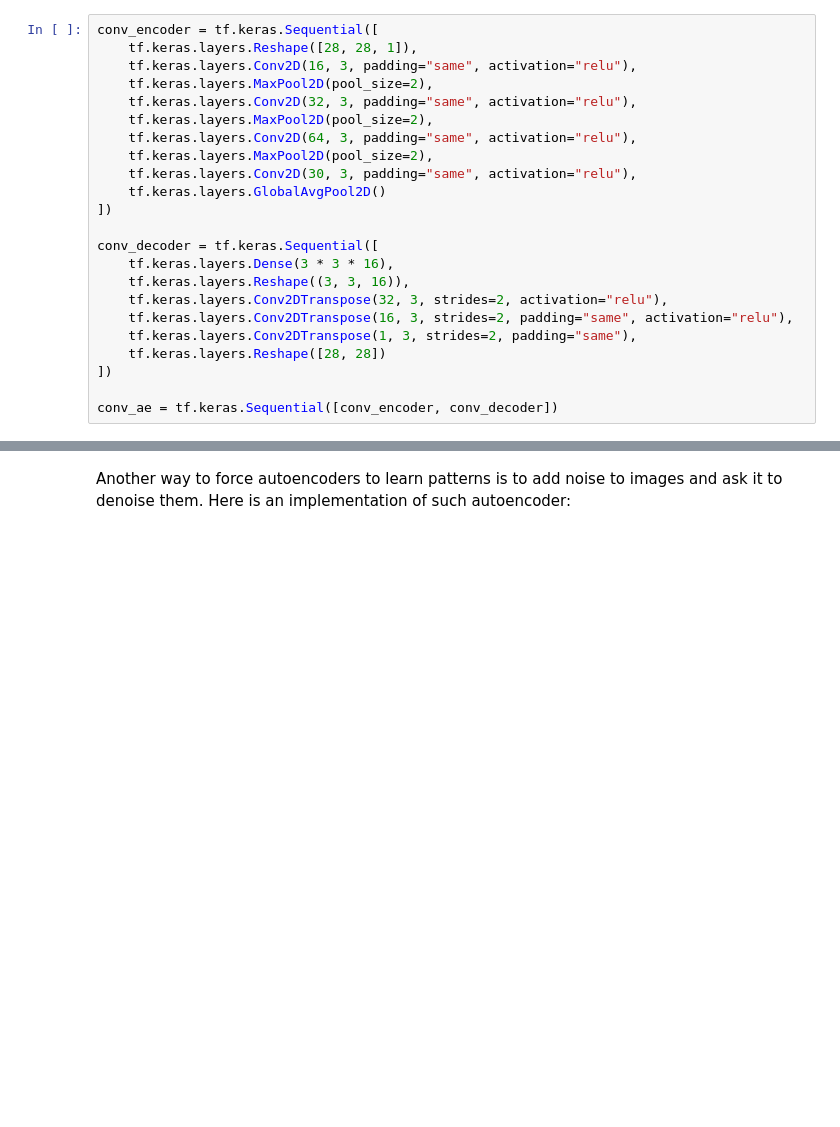
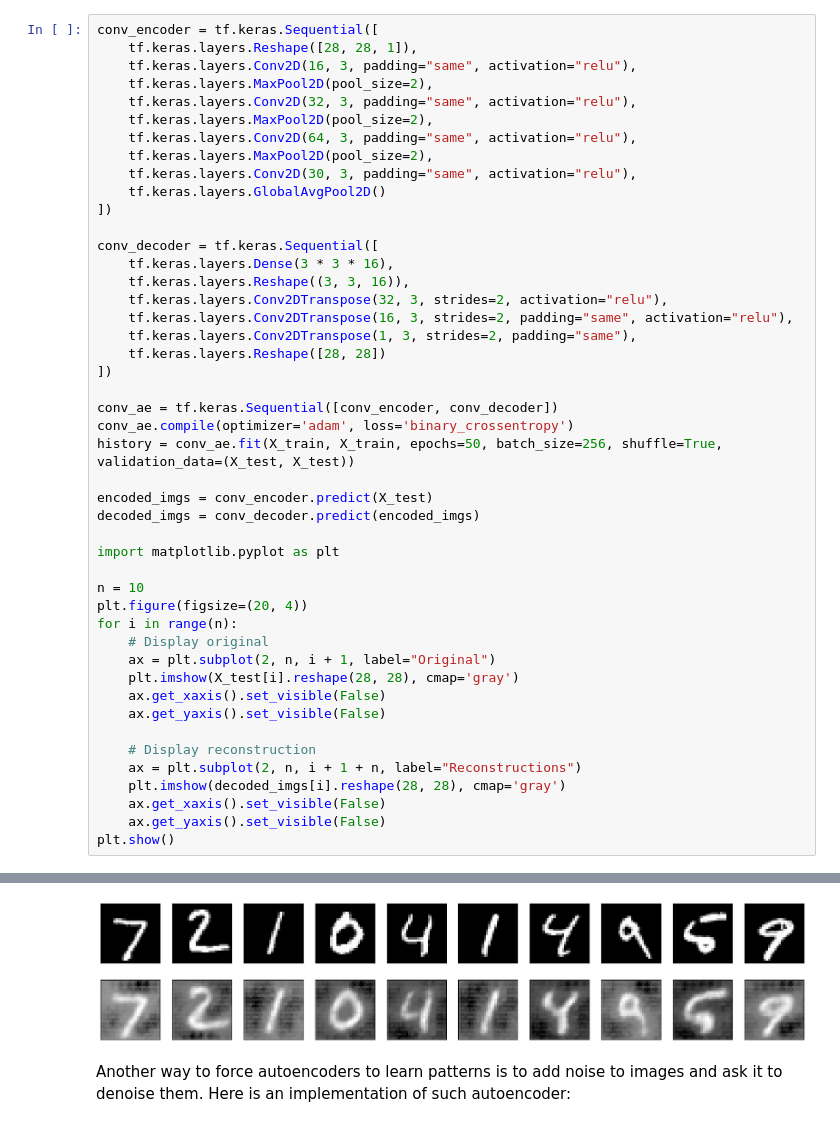
Before and after one commit to babacar122/MLNotes, a Jupyter notebook: autoencoder_and_diffusion_models.ipynb, the cells around one changed output, grey strips where cells are left out. Drawn from its saved outputs; the diff is of its cells as text; blank space fills up the shorter version.

```diff
--- a/autoencoder_and_diffusion_models.ipynb
+++ b/autoencoder_and_diffusion_models.ipynb
@@ -156,3 +324,27 @@ conv_decoder = tf.keras.Sequential([
 ])
 
 conv_ae = tf.keras.Sequential([conv_encoder, conv_decoder])
+conv_ae.compile(optimizer='adam', loss='binary_crossentropy')
+history = conv_ae.fit(X_train, X_train, epochs=50, batch_size=256, shuffle=True, validation_data=(X_test, X_test))
+
+encoded_imgs = conv_encoder.predict(X_test)
+decoded_imgs = conv_decoder.predict(encoded_imgs)
+
+import matplotlib.pyplot as plt
+
+n = 10
+plt.figure(figsize=(20, 4))
+for i in range(n):
+    # Display original
+    ax = plt.subplot(2, n, i + 1, label="Original")
+    plt.imshow(X_test[i].reshape(28, 28), cmap='gray')
+    ax.get_xaxis().set_visible(False)
+    ax.get_yaxis().set_visible(False)
+
+    # Display reconstruction
+    ax = plt.subplot(2, n, i + 1 + n, label="Reconstructions")
+    plt.imshow(decoded_imgs[i].reshape(28, 28), cmap='gray')
+    ax.get_xaxis().set_visible(False)
+    ax.get_yaxis().set_visible(False)
+plt.show()
+# %% [output]
@@ -159,3 +368,4 @@ conv_ae = tf.keras.Sequential([conv_encoder, conv_decoder])
+[figure, added]
 # %% [markdown]
 Another way to force autoencoders to learn patterns is to add noise to images and ask it to denoise them. Here is an implementation of such autoencoder:
 # %%
```
Also changed, not shown: parts of 33 cells of this notebook, 5 other files.
